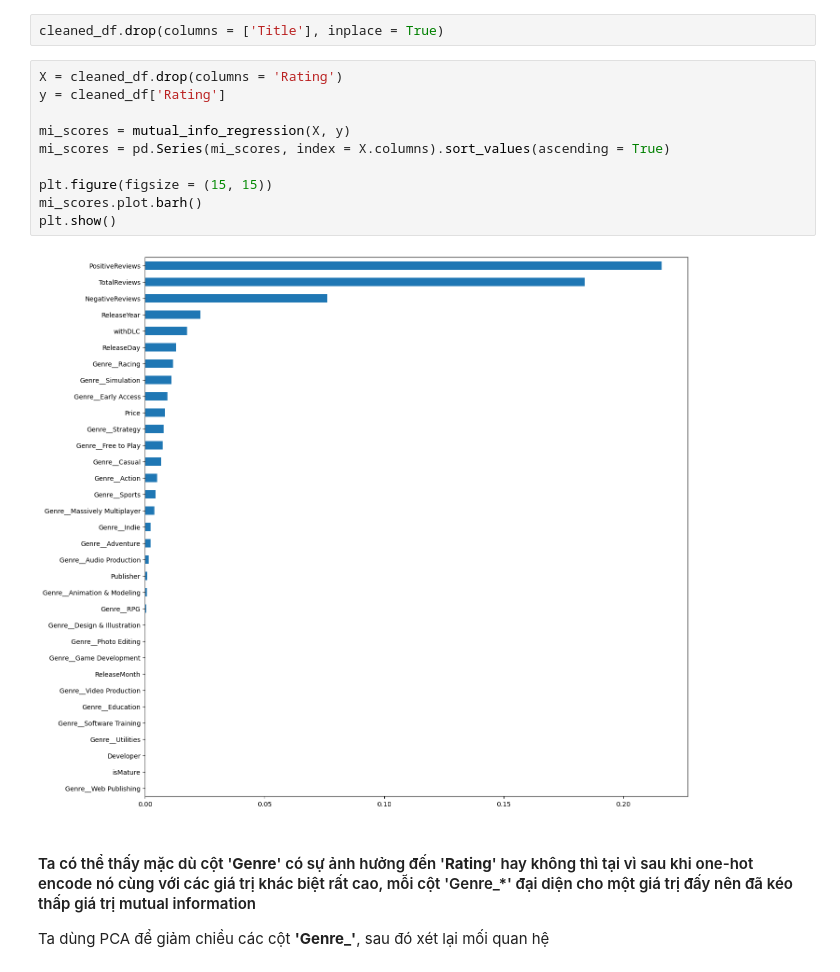
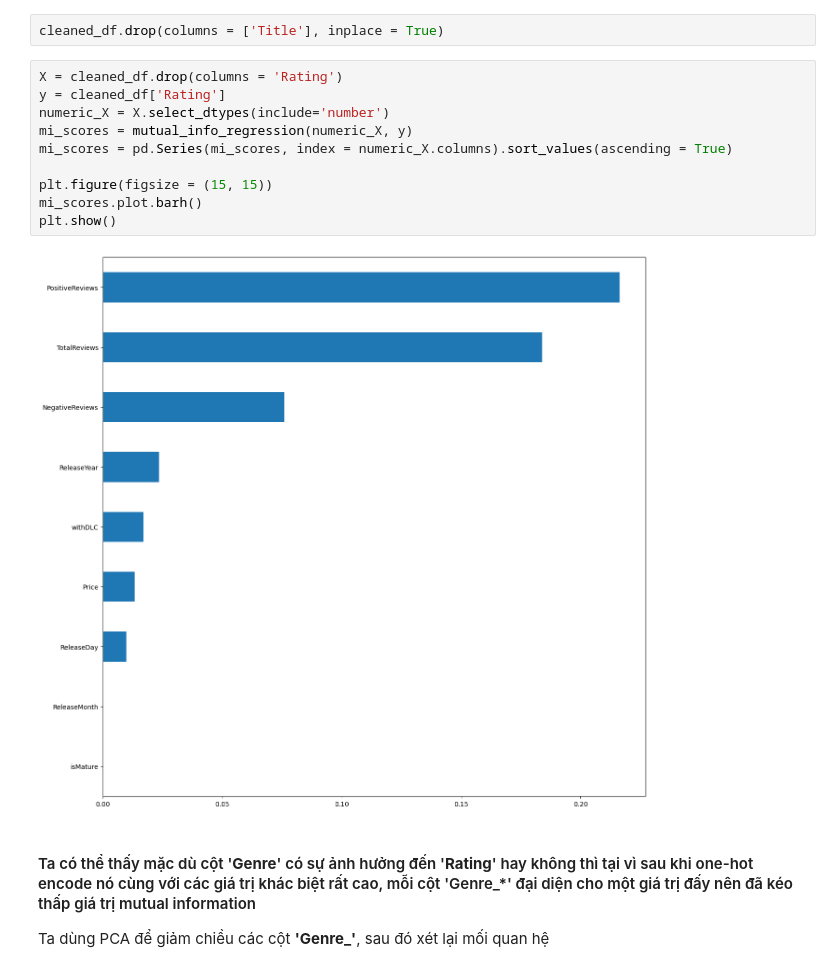
Before and after one commit to cheesepp/steam_game_ratings, a Jupyter notebook: data_modelling.ipynb, the cells around one changed output. Drawn from its saved outputs; the diff is of its cells as text.

```diff
--- a/data_modelling.ipynb
+++ b/data_modelling.ipynb
@@ -45,15 +47,15 @@ cleaned_df.drop(columns = ['Title'], inplace = True)
 # %%
 X = cleaned_df.drop(columns = 'Rating')
 y = cleaned_df['Rating']
-
-mi_scores = mutual_info_regression(X, y)
-mi_scores = pd.Series(mi_scores, index = X.columns).sort_values(ascending = True)
+numeric_X = X.select_dtypes(include='number')
+mi_scores = mutual_info_regression(numeric_X, y)
+mi_scores = pd.Series(mi_scores, index = numeric_X.columns).sort_values(ascending = True)
 
 plt.figure(figsize = (15, 15))
 mi_scores.plot.barh()
 plt.show()
 # %% [output]
-[figure, old version]
+[figure, new version]
 # %% [markdown]
 #### Ta có thể thấy mặc dù cột '**Genre**' có sự ảnh hưởng đến '**Rating**' hay không thì tại vì sau khi one-hot encode nó cùng với các giá trị khác biệt rất cao, mỗi cột 'Genre_*' đại diện cho một giá trị đấy nên đã kéo thấp giá trị mutual information
 
```
Also changed, not shown: parts of 16 cells of this notebook, 3 other files.
